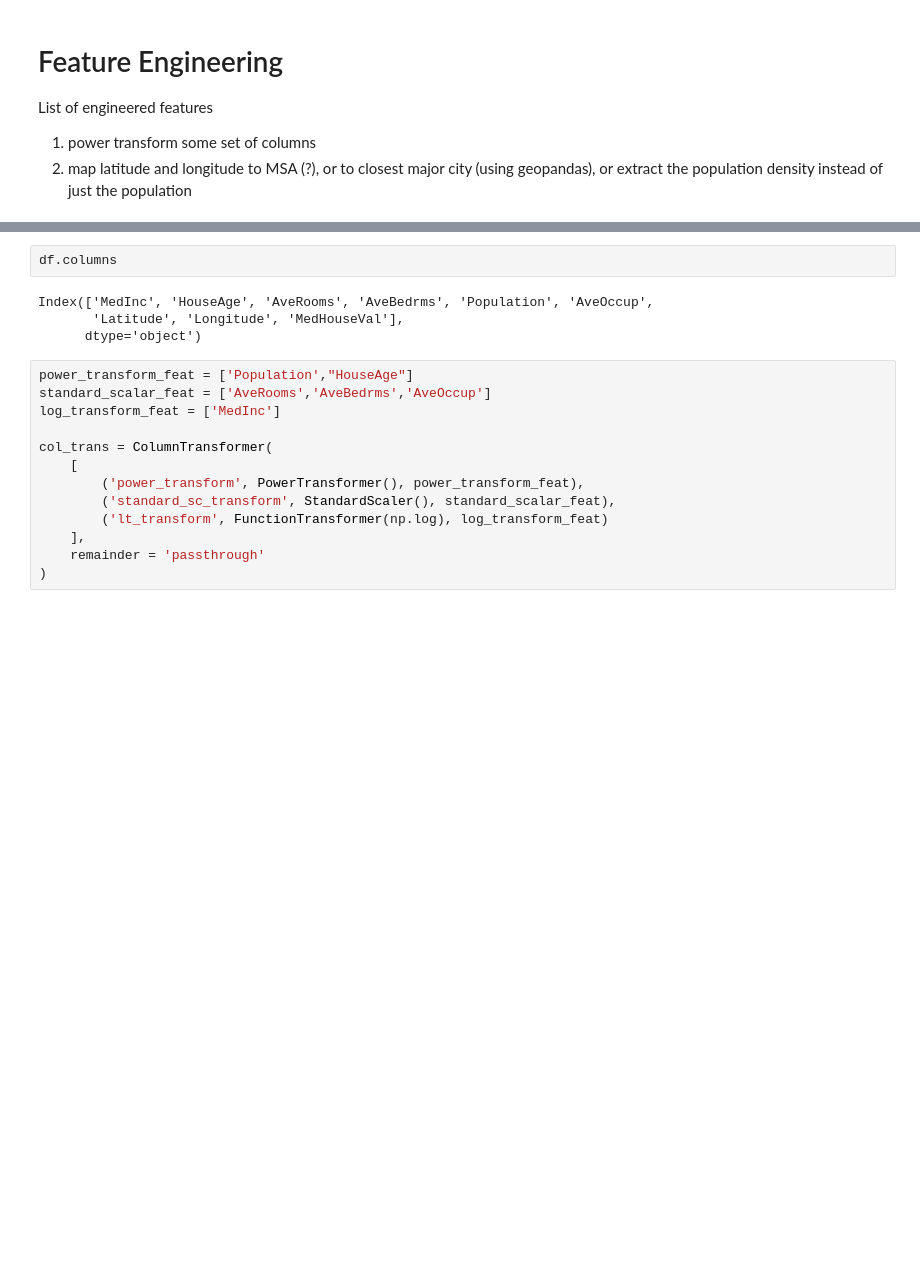
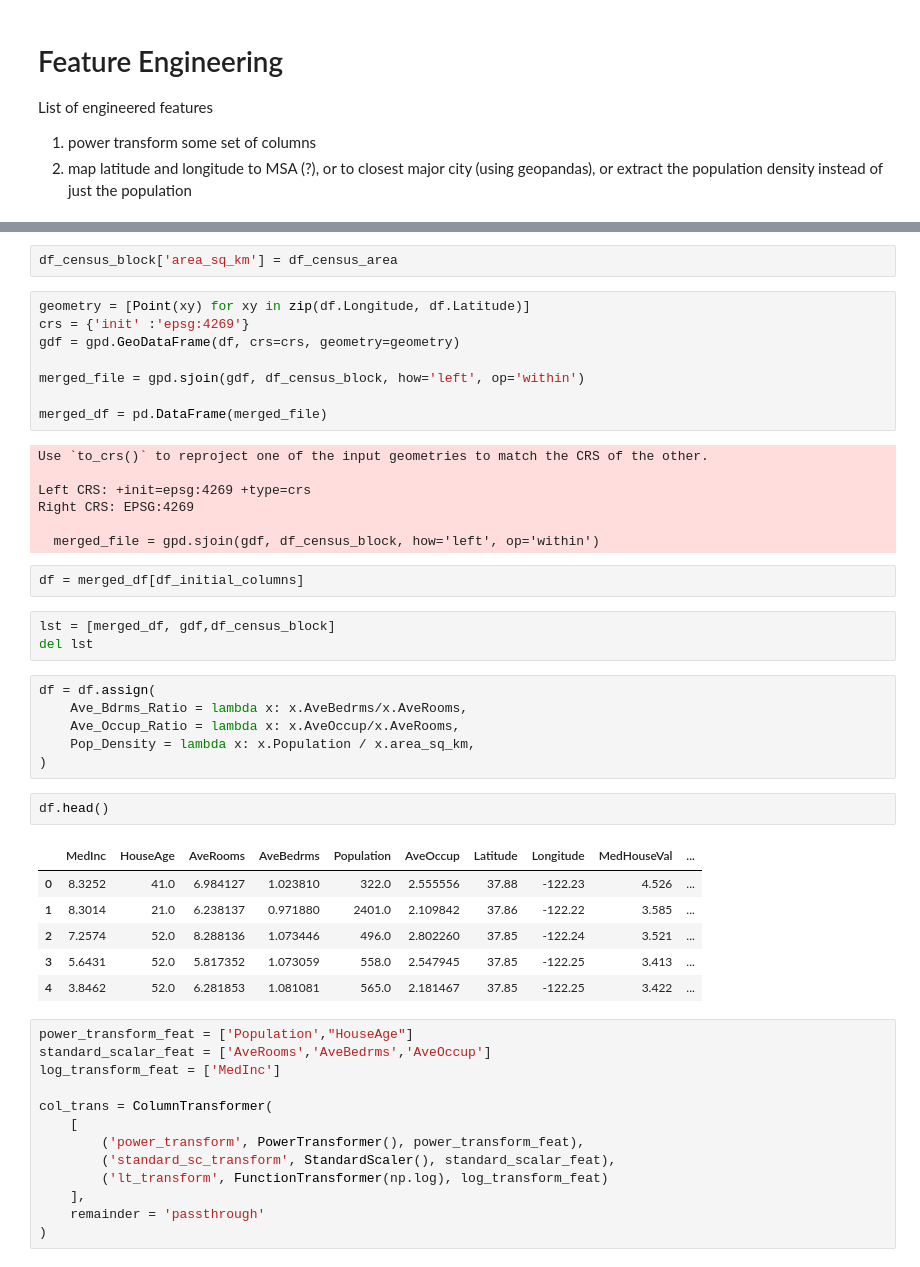
Before and after one commit to DrSalners/Data-Science, a Jupyter notebook: post_processing/240508_housing_analysis.ipynb, the cells around one changed output, grey strips where cells are left out. Saved outputs shown, nothing was run; the diff lists cells and outputs as text; blank space fills up the shorter version.

```diff
--- a/post_processing/240508_housing_analysis.ipynb
+++ b/post_processing/240508_housing_analysis.ipynb
@@ -93,9 +103,40 @@ List of engineered features
+# %%
+df_census_block['area_sq_km'] = df_census_area
+# %%
+geometry = [Point(xy) for xy in zip(df.Longitude, df.Latitude)]
+crs = {'init' :'epsg:4269'}
+gdf = gpd.GeoDataFrame(df, crs=crs, geometry=geometry)
+
+merged_file = gpd.sjoin(gdf, df_census_block, how='left', op='within')
+
+merged_df = pd.DataFrame(merged_file)
+# %% [output]
+Use `to_crs()` to reproject one of the input geometries to match the CRS of the other.
+
+Left CRS: +init=epsg:4269 +type=crs
+Right CRS: EPSG:4269
+
+  merged_file = gpd.sjoin(gdf, df_census_block, how='left', op='within')
+# %%
+df = merged_df[df_initial_columns]
+# %%
+lst = [merged_df, gdf,df_census_block]
+del lst
+# %%
+df = df.assign(
+    Ave_Bdrms_Ratio = lambda x: x.AveBedrms/x.AveRooms,
+    Ave_Occup_Ratio = lambda x: x.AveOccup/x.AveRooms,
+    Pop_Density = lambda x: x.Population / x.area_sq_km,
+)
 # %%
-df.columns
+df.head()
 # %% [output]
-Index(['MedInc', 'HouseAge', 'AveRooms', 'AveBedrms', 'Population', 'AveOccup',
-       'Latitude', 'Longitude', 'MedHouseVal'],
-      dtype='object')
+|  | MedInc | HouseAge | AveRooms | AveBedrms | Population | AveOccup | Latitude | Longitude | MedHouseVal | ... |
+| 0 | 8.3252 | 41.0 | 6.984127 | 1.023810 | 322.0 | 2.555556 | 37.88 | -122.23 | 4.526 | ... |
+| 1 | 8.3014 | 21.0 | 6.238137 | 0.971880 | 2401.0 | 2.109842 | 37.86 | -122.22 | 3.585 | ... |
+| 2 | 7.2574 | 52.0 | 8.288136 | 1.073446 | 496.0 | 2.802260 | 37.85 | -122.24 | 3.521 | ... |
+| 3 | 5.6431 | 52.0 | 5.817352 | 1.073059 | 558.0 | 2.547945 | 37.85 | -122.25 | 3.413 | ... |
+| 4 | 3.8462 | 52.0 | 6.281853 | 1.081081 | 565.0 | 2.181467 | 37.85 | -122.25 | 3.422 | ... |
 # %%
 power_transform_feat = ['Population',"HouseAge"]
 standard_scalar_feat = ['AveRooms','AveBedrms','AveOccup']
```
Also changed, not shown: parts of 6 cells of this notebook, 3 other files.
